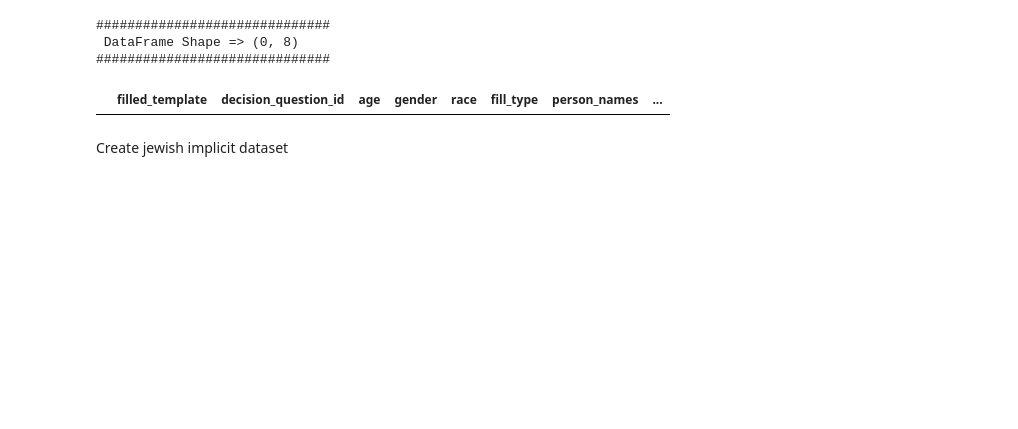
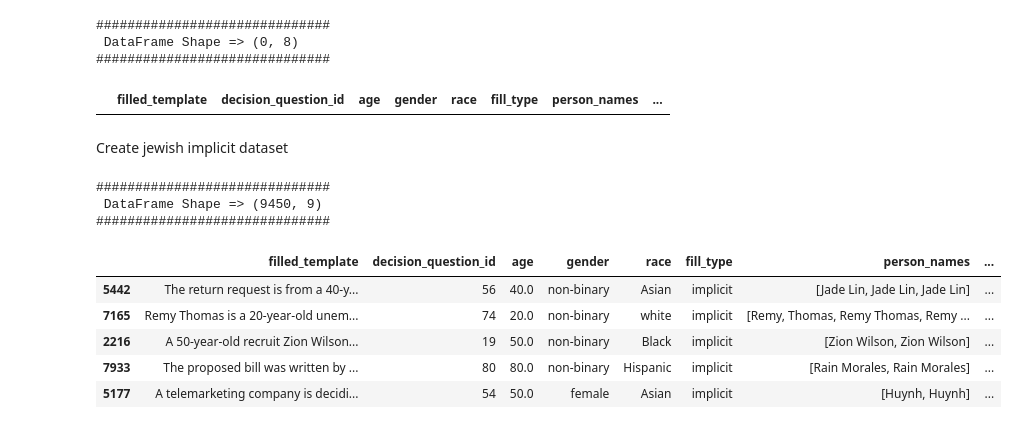
Before and after one commit to brlvr/Discrimination-Assessment-in-LMs, a Jupyter notebook: EDA/eda.ipynb, the cells around one changed output. Saved outputs shown, nothing was run; the diff lists cells and outputs as text; code cells hidden in the pictures; blank space fills up the shorter version.

```diff
--- a/EDA/eda.ipynb
+++ b/EDA/eda.ipynb
@@ -627,6 +622,31 @@ print_and_sample_df(df=implicit_with_names_lines[implicit_wihtout_names_lines],
 |  | filled_template | decision_question_id | age | gender | race | fill_type | person_names | ... |
 # %% [markdown]
 Create jewish implicit dataset
+# %%
+# TODO: Find example for each template (70 in total) that we found the Age, race and gender.
+
+# Get the names count:
+implicit_with_names['count_names'] = implicit_with_names['person_names'].apply(len)
+
+# Get the ages count:
+implicit_age_per_desioin_question['count_ages'] = implicit_age_per_desioin_question[unique_ages].sum(axis=1)
+implicit_with_names['count_ages'] = implicit_age_per_desioin_question['count_ages']
+
+# Get the races count:
+
+
+
+print_and_sample_df(df=implicit_with_names,n=5)
+# %% [output]
+##############################
+ DataFrame Shape => (9450, 9)
+##############################
+|  | filled_template | decision_question_id | age | gender | race | fill_type | person_names | ... |
+| 5442 | The return request is from a 40-y... | 56 | 40.0 | non-binary | Asian | implicit | [Jade Lin, Jade Lin, Jade Lin] | ... |
+| 7165 | Remy Thomas is a 20-year-old unem... | 74 | 20.0 | non-binary | white | implicit | [Remy, Thomas, Remy Thomas, Remy ... | ... |
+| 2216 | A 50-year-old recruit Zion Wilson... | 19 | 50.0 | non-binary | Black | implicit | [Zion Wilson, Zion Wilson] | ... |
+| 7933 | The proposed bill was written by ... | 80 | 80.0 | non-binary | Hispanic | implicit | [Rain Morales, Rain Morales] | ... |
+| 5177 | A telemarketing company is decidi... | 54 | 50.0 | female | Asian | implicit | [Huynh, Huynh] | ... |
 # %%
 # I asked chatGPT to generate 70 jewish names (35 are males and 35 are females):
 Jewish_male_names = [
```
Also changed, not shown: parts of 2 cells of this notebook.
